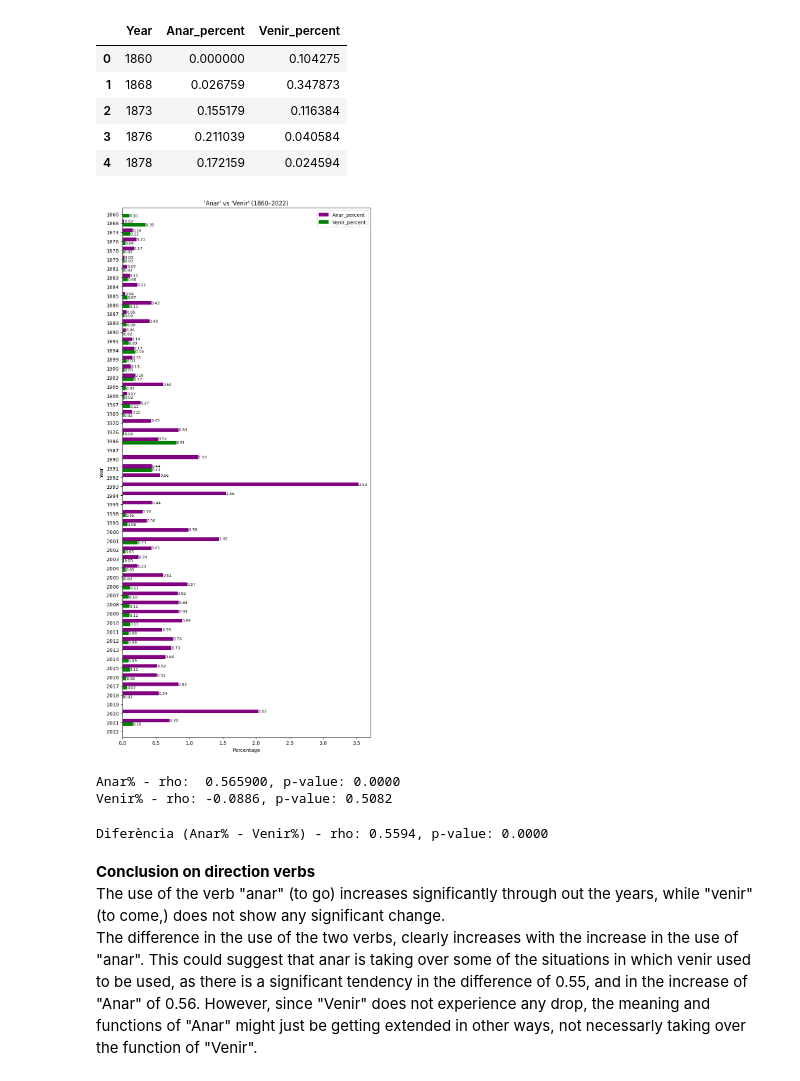
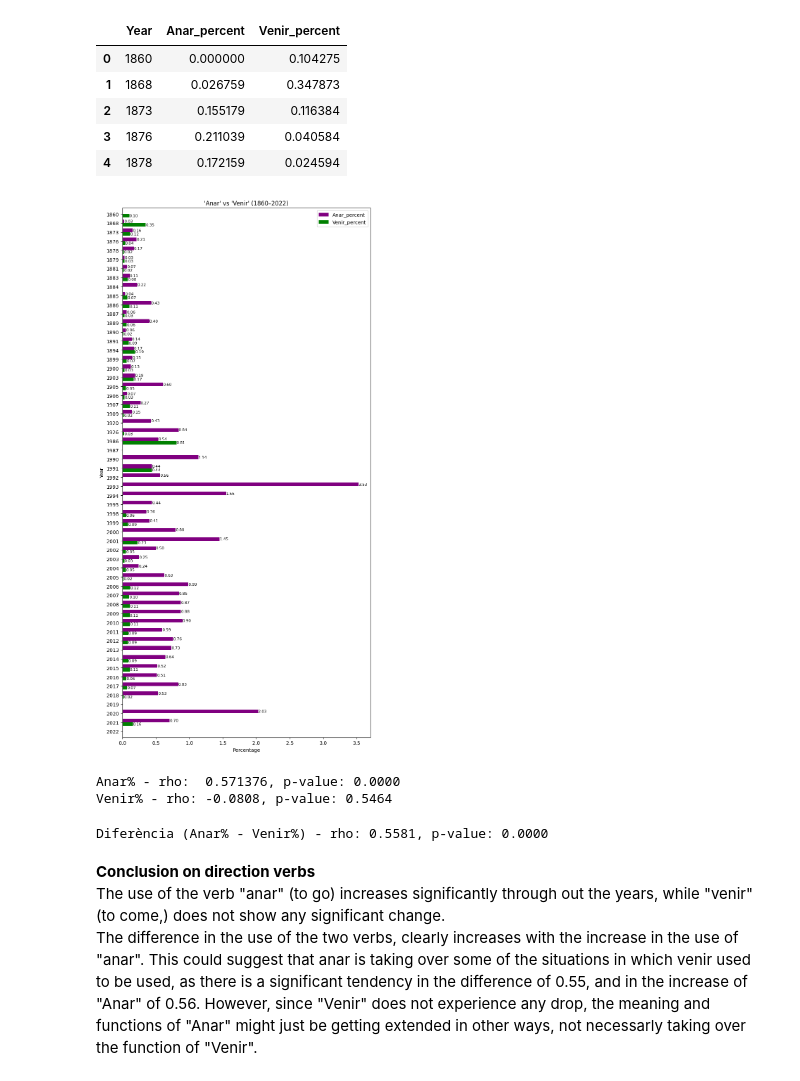
Before and after one commit to Data-Science-for-Linguists-2025/Linguistic-Markers-Catalan-Substitution, a Jupyter notebook: Analysis-1-LowLevel.ipynb, the cells around one changed output. Saved outputs shown, nothing was run; the diff lists cells and outputs as text; code cells hidden in the pictures.

```diff
--- a/Analysis-1-LowLevel.ipynb
+++ b/Analysis-1-LowLevel.ipynb
@@ -321,6 +330,7 @@ python lemmatization_script.py
 lemma_df = pd.read_pickle("lemmaComplete.pkl")
 # %%
 # checking the new column
+lemma_df = lemma_df.drop_duplicates(subset="Text", keep="first")
 lemma_df.head(3)
 # %% [output]
 |  | Year | Line_id | Text | Text_len | toks | Len_toks | toks_low | hi | -hi | hi_count | ... |
@@ -351,6 +361,9 @@ def proportion_comparison_df(df, el1, el2):
     el2_prop_df = el2_prop_df.rename(columns ={"Year": "Year", 0:f"{el2}_percent"})
     comparison_df = pd.merge(el1_prop_df, el2_prop_df, on="Year")
     return comparison_df
+# %%
+lemma_df["Anar_percent"] = lemma_df.apply(lambda x: proportion(x, "Anar_count"), axis=1)
+lemma_df["Venir_percent"] = lemma_df.apply(lambda x: proportion(x, "Venir_count"), axis=1)
 # %%
 directionVerbs_df = proportion_comparison_df(lemma_df, "Anar", "Venir")
 # %%
@@ -365,47 +378,51 @@ directionVerbs_df.head()
 # %%
 # plotting anar vs venir
 ax = directionVerbs_df.plot.barh(
     y=["Anar_percent", "Venir_percent"],
     x="Year",
     figsize=(8, 16),
     width=0.8,
     color = ["purple", "green"]
 )
+
+# regression line
+x = directionVerbs_df.index
+y = directionVerbs_df['Anar_percent']
+coef = np.polyfit(x, y, 1)  # 1 = linear
+poly1d_fn = np.poly1d(coef)
 
 # adding value annotations
 for p in ax.patches:
     w = p.get_width()
     if w > 0:
         ax.annotate(f"{w:.2f}",
                     (w, p.get_y() + p.get_height() / 2),
                     va="center", ha="left", fontsize=8)
 
 ax.set_title("'Anar' vs 'Venir' (1860–2022)", fontsize=12)
 ax.set_xlabel("Percentage")
 ax.set_ylabel("Year")
 ax.invert_yaxis()  # from olderst to most recent
 plt.tight_layout()
 plt.show()
 # %% [output]
-[figure, old version]
+[figure, new version]
 # %%
-from scipy.stats import spearmanr
-
 # correlation year-percentages
 rho_anar, p_anar = spearmanr(directionVerbs_df["Year"], directionVerbs_df["Anar_percent"])
 rho_venir, p_venir = spearmanr(directionVerbs_df["Year"], directionVerbs_df["Venir_percent"])
 print(f"Anar% - rho: {rho_anar: 4f}, p-value: {p_anar:.4f}")
 print(f"Venir% - rho: {rho_venir:.4f}, p-value: {p_venir:.4f}")
 # %% [output]
-Anar% - rho:  0.565900, p-value: 0.0000
-Venir% - rho: -0.0886, p-value: 0.5082
+Anar% - rho:  0.571376, p-value: 0.0000
+Venir% - rho: -0.0808, p-value: 0.5464
 # %%
 # difference through years
 directionVerbs_df["Diff"] = directionVerbs_df["Anar_percent"] - directionVerbs_df["Venir_percent"]
 rho_diff, p_diff = spearmanr(directionVerbs_df["Year"], directionVerbs_df["Diff"])
 print(f"Diferència (Anar% - Venir%) - rho: {rho_diff:.4f}, p-value: {p_diff:.4f}")
 # %% [output]
-Diferència (Anar% - Venir%) - rho: 0.5594, p-value: 0.0000
+Diferència (Anar% - Venir%) - rho: 0.5581, p-value: 0.0000
 # %% [markdown]
 **Conclusion on direction verbs**\
 The use of the verb "anar" (to go) increases significantly through out the years, while "venir" (to come,) does not show any significant change.\
```
Also changed, not shown: parts of 36 cells of this notebook.
